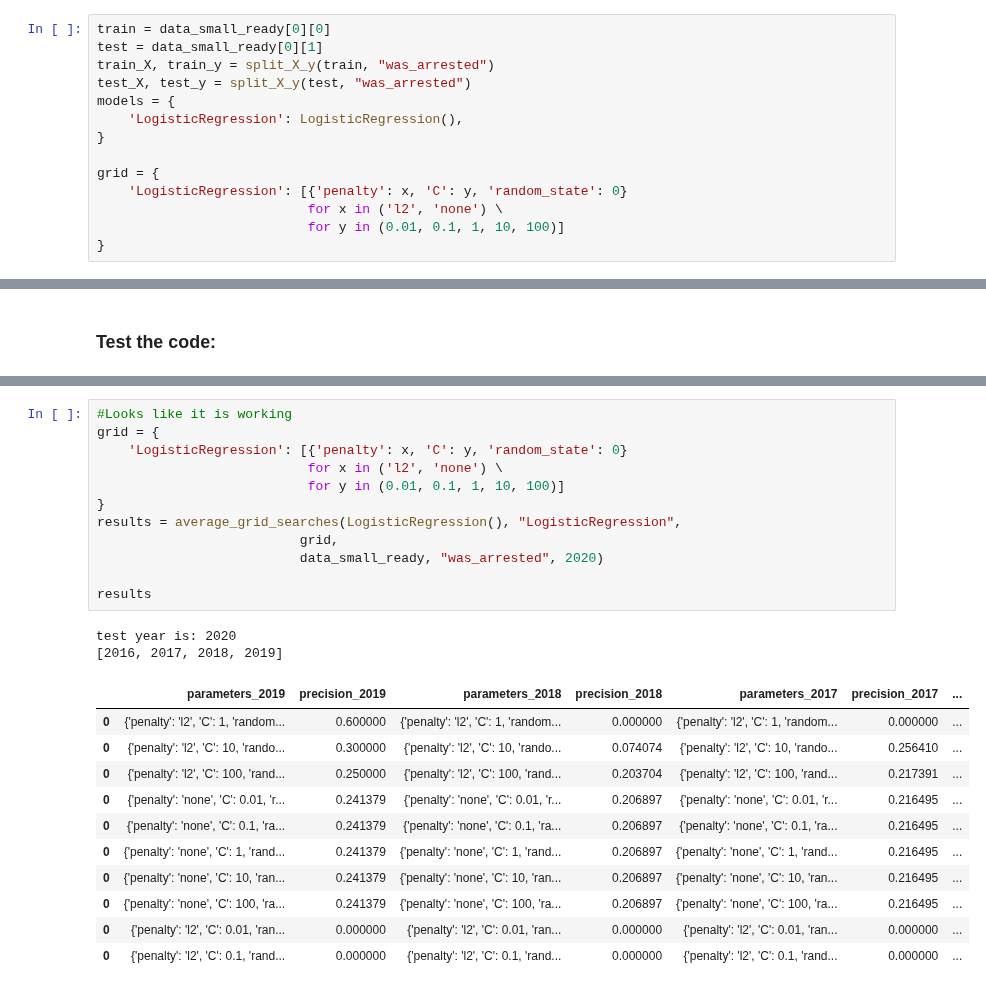
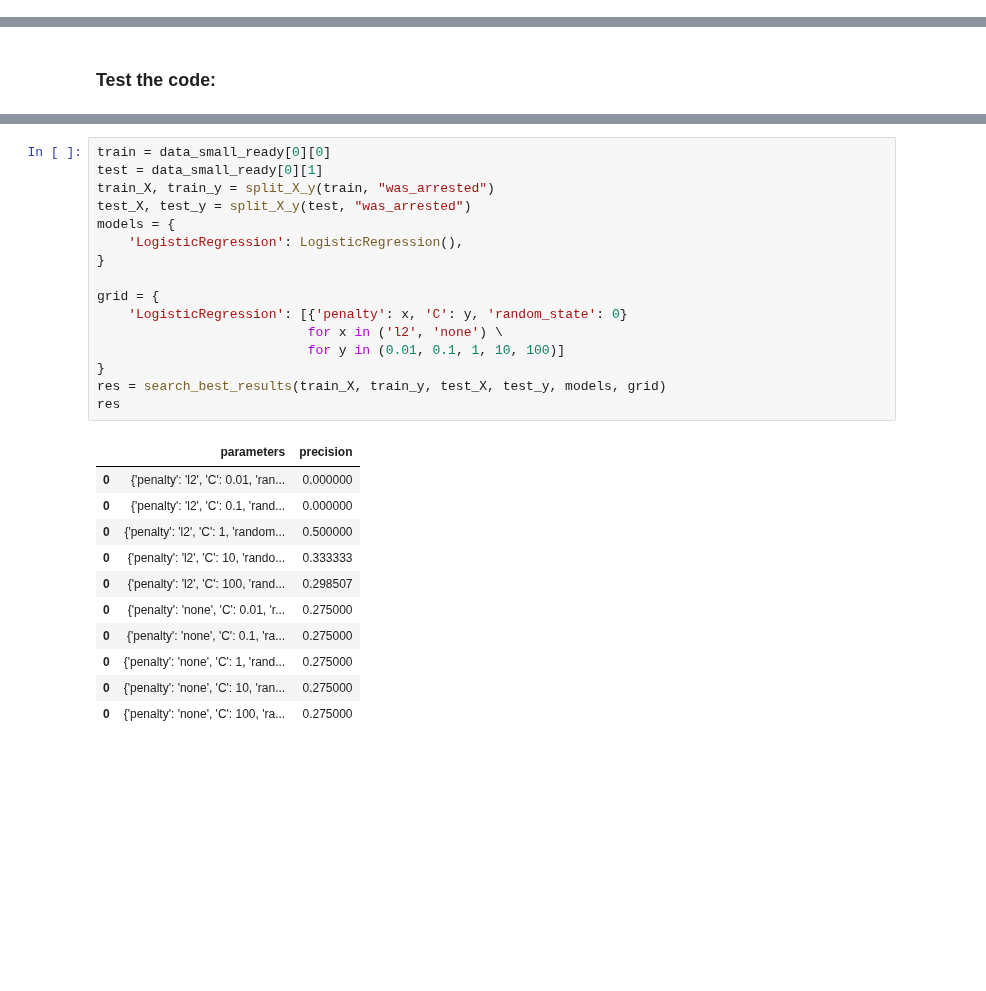
Before and after one commit to Deckart2/capp_30254_crime_forcasting, a Jupyter notebook: scripts/ml.ipynb, the cells around one changed output, grey strips where cells are left out. Saved outputs shown, nothing was run; the diff lists cells and outputs as text; blank space fills up the shorter version.

```diff
--- a/scripts/ml.ipynb
+++ b/scripts/ml.ipynb
@@ -100,17 +93,3 @@ def search_best_results(X_train, y_train, X_test, y_test, models, grid):
                                                 "precision"])
             results = results.append(results2)
     return results
-# %%
-train = data_small_ready[0][0]
-test = data_small_ready[0][1]
-train_X, train_y = split_X_y(train, "was_arrested")
-test_X, test_y = split_X_y(test, "was_arrested")
-models = {
-    'LogisticRegression': LogisticRegression(),
-}
-
-grid = {
-    'LogisticRegression': [{'penalty': x, 'C': y, 'random_state': 0}
-                           for x in ('l2', 'none') \
-                           for y in (0.01, 0.1, 1, 10, 100)]
-}
@@ -218,28 +181,30 @@ Finished one-hot encoding...
 Finished one-hot encoding...
 Finished standardizing...
 # %%
-#Looks like it is working
+train = data_small_ready[0][0]
+test = data_small_ready[0][1]
+train_X, train_y = split_X_y(train, "was_arrested")
+test_X, test_y = split_X_y(test, "was_arrested")
+models = {
+    'LogisticRegression': LogisticRegression(),
+}
+
 grid = {
     'LogisticRegression': [{'penalty': x, 'C': y, 'random_state': 0}
                            for x in ('l2', 'none') \
                            for y in (0.01, 0.1, 1, 10, 100)]
 }
-results = average_grid_searches(LogisticRegression(), "LogisticRegression",
-                          grid,
-                          data_small_ready, "was_arrested", 2020)
-
-results
+res = search_best_results(train_X, train_y, test_X, test_y, models, grid)
+res
 # %% [output]
-test year is: 2020
-[2016, 2017, 2018, 2019]
-|  | parameters_2019 | precision_2019 | parameters_2018 | precision_2018 | parameters_2017 | precision_2017 | ... |
-| 0 | {'penalty': 'l2', 'C': 1, 'random... | 0.600000 | {'penalty': 'l2', 'C': 1, 'random... | 0.000000 | {'penalty': 'l2', 'C': 1, 'random... | 0.000000 | ... |
-| 0 | {'penalty': 'l2', 'C': 10, 'rando... | 0.300000 | {'penalty': 'l2', 'C': 10, 'rando... | 0.074074 | {'penalty': 'l2', 'C': 10, 'rando... | 0.256410 | ... |
-| 0 | {'penalty': 'l2', 'C': 100, 'rand... | 0.250000 | {'penalty': 'l2', 'C': 100, 'rand... | 0.203704 | {'penalty': 'l2', 'C': 100, 'rand... | 0.217391 | ... |
-| 0 | {'penalty': 'none', 'C': 0.01, 'r... | 0.241379 | {'penalty': 'none', 'C': 0.01, 'r... | 0.206897 | {'penalty': 'none', 'C': 0.01, 'r... | 0.216495 | ... |
-| 0 | {'penalty': 'none', 'C': 0.1, 'ra... | 0.241379 | {'penalty': 'none', 'C': 0.1, 'ra... | 0.206897 | {'penalty': 'none', 'C': 0.1, 'ra... | 0.216495 | ... |
-| 0 | {'penalty': 'none', 'C': 1, 'rand... | 0.241379 | {'penalty': 'none', 'C': 1, 'rand... | 0.206897 | {'penalty': 'none', 'C': 1, 'rand... | 0.216495 | ... |
-| 0 | {'penalty': 'none', 'C': 10, 'ran... | 0.241379 | {'penalty': 'none', 'C': 10, 'ran... | 0.206897 | {'penalty': 'none', 'C': 10, 'ran... | 0.216495 | ... |
-| 0 | {'penalty': 'none', 'C': 100, 'ra... | 0.241379 | {'penalty': 'none', 'C': 100, 'ra... | 0.206897 | {'penalty': 'none', 'C': 100, 'ra... | 0.216495 | ... |
-| 0 | {'penalty': 'l2', 'C': 0.01, 'ran... | 0.000000 | {'penalty': 'l2', 'C': 0.01, 'ran... | 0.000000 | {'penalty': 'l2', 'C': 0.01, 'ran... | 0.000000 | ... |
-| 0 | {'penalty': 'l2', 'C': 0.1, 'rand... | 0.000000 | {'penalty': 'l2', 'C': 0.1, 'rand... | 0.000000 | {'penalty': 'l2', 'C': 0.1, 'rand... | 0.000000 | ... |
+|  | parameters | precision |
+| 0 | {'penalty': 'l2', 'C': 0.01, 'ran... | 0.000000 |
+| 0 | {'penalty': 'l2', 'C': 0.1, 'rand... | 0.000000 |
+| 0 | {'penalty': 'l2', 'C': 1, 'random... | 0.500000 |
+| 0 | {'penalty': 'l2', 'C': 10, 'rando... | 0.333333 |
+| 0 | {'penalty': 'l2', 'C': 100, 'rand... | 0.298507 |
+| 0 | {'penalty': 'none', 'C': 0.01, 'r... | 0.275000 |
+| 0 | {'penalty': 'none', 'C': 0.1, 'ra... | 0.275000 |
+| 0 | {'penalty': 'none', 'C': 1, 'rand... | 0.275000 |
+| 0 | {'penalty': 'none', 'C': 10, 'ran... | 0.275000 |
+| 0 | {'penalty': 'none', 'C': 100, 'ra... | 0.275000 |
```
Also changed, not shown: parts of 5 cells of this notebook.
